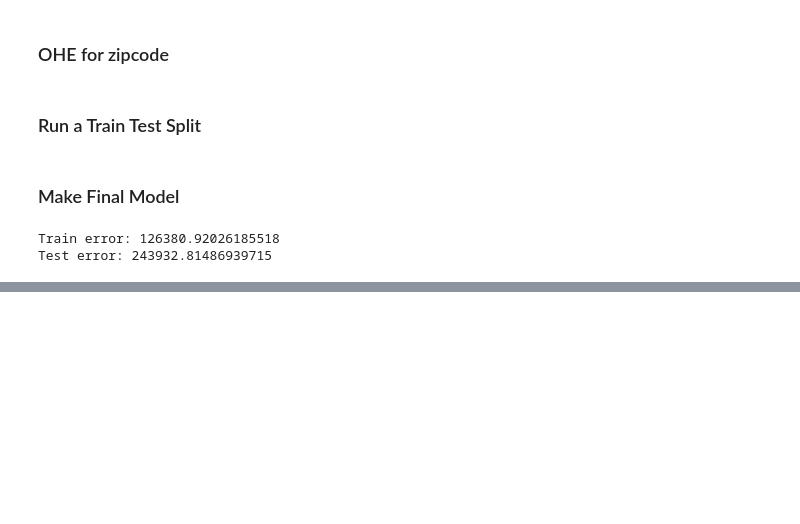
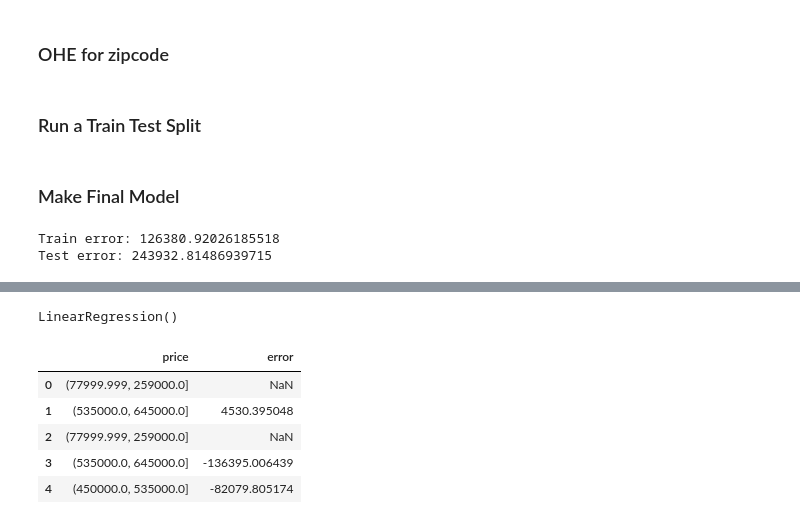
Before and after one commit to gkwarner/bsc-phase-two-project, a Jupyter notebook: notebooks/report.ipynb, the cells around one changed output, grey strips where cells are left out. Drawn from its saved outputs; the diff is of its cells as text; code cells hidden in the pictures; blank space fills up the shorter version.

```diff
--- a/notebooks/report.ipynb
+++ b/notebooks/report.ipynb
@@ -286,0 +304,2 @@ Test error: 243932.81486939715
+# %%
+lr = LinearRegression()
@@ -286,0 +309,4 @@ Test error: 243932.81486939715
+# %%
+lr.fit(model_7_train, y_train)
+# %% [output]
+LinearRegression()
@@ -286,0 +317,9 @@ Test error: 243932.81486939715
+# %%
+binned_df.head()
+# %% [output]
+|  | price | error |
+| 0 | (77999.999, 259000.0] | NaN |
+| 1 | (535000.0, 645000.0] | 4530.395048 |
+| 2 | (77999.999, 259000.0] | NaN |
+| 3 | (535000.0, 645000.0] | -136395.006439 |
+| 4 | (450000.0, 535000.0] | -82079.805174 |
```
Also changed, not shown: parts of 10 cells of this notebook.
